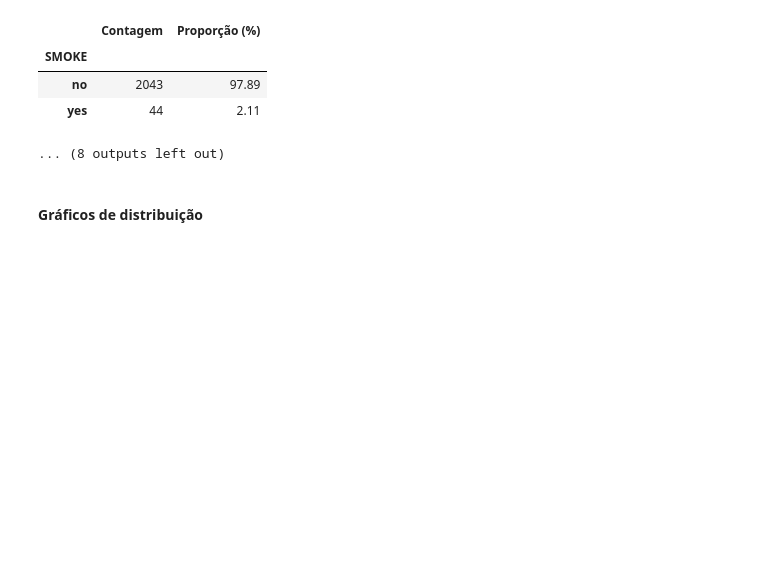
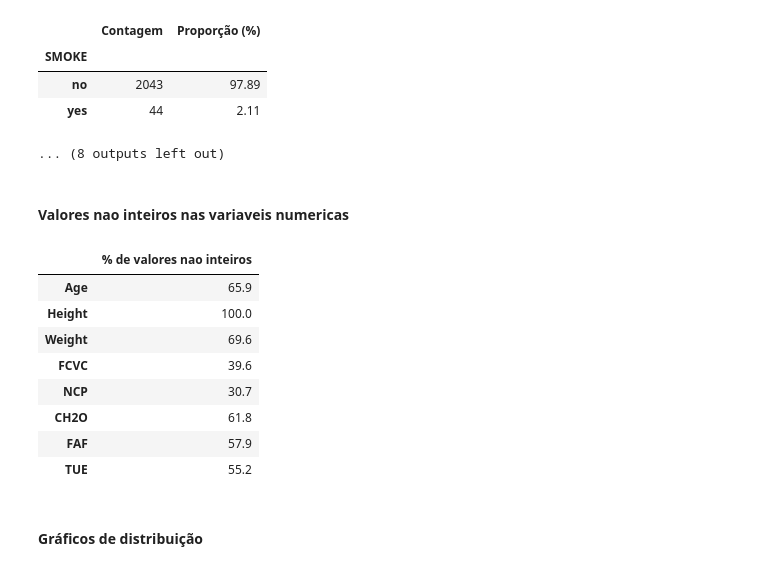
Before and after one commit to GalileuCMMoares/trabalho_AVD, a Jupyter notebook: notebooks/parte_comum/eda.ipynb, the cells around one changed output. Drawn from its saved outputs; the diff is of its cells as text; code cells hidden in the pictures; blank space fills up the shorter version.

```diff
--- a/notebooks/parte_comum/eda.ipynb
+++ b/notebooks/parte_comum/eda.ipynb
@@ -141,6 +141,22 @@ Coluna: SMOKE
 | no | 2043 | 97.89 |
 | yes | 44 | 2.11 |
 ... (8 outputs left out)
+# %% [markdown]
+#### Valores nao inteiros nas variaveis numericas
+# %%
+# [IA] Claude Code - proporcao de valores nao inteiros em cada variavel numerica
+nao_inteiros = (df[colunas_num] % 1 != 0).mean().mul(100).round(1)
+display(nao_inteiros.rename("% de valores nao inteiros").to_frame())
+# %% [output]
+|  | % de valores nao inteiros |
+| Age | 65.9 |
+| Height | 100.0 |
+| Weight | 69.6 |
+| FCVC | 39.6 |
+| NCP | 30.7 |
+| CH2O | 61.8 |
+| FAF | 57.9 |
+| TUE | 55.2 |
 # %% [markdown]
 #### Gráficos de distribuição
 # %%
```
Also changed, not shown: parts of 2 cells of this notebook, 4 other files.
